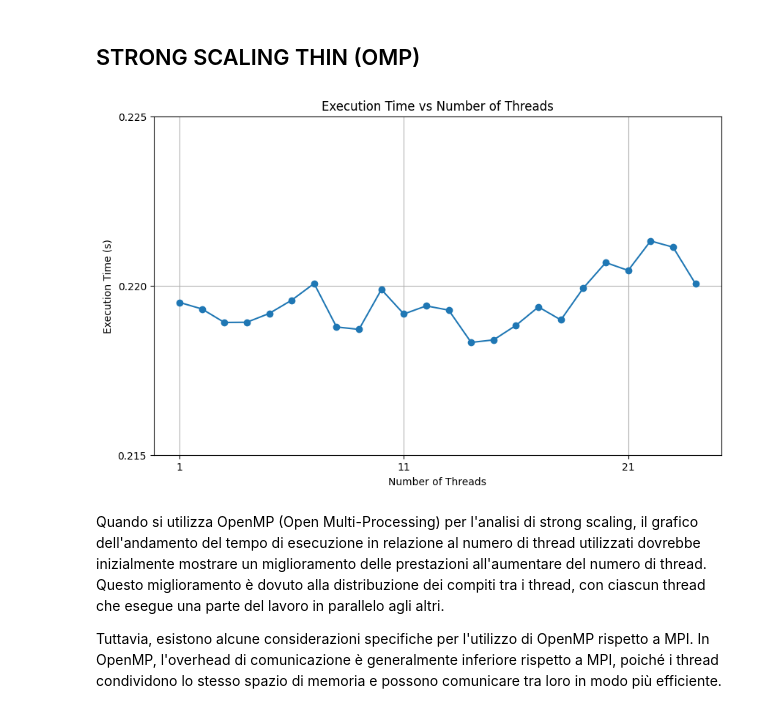
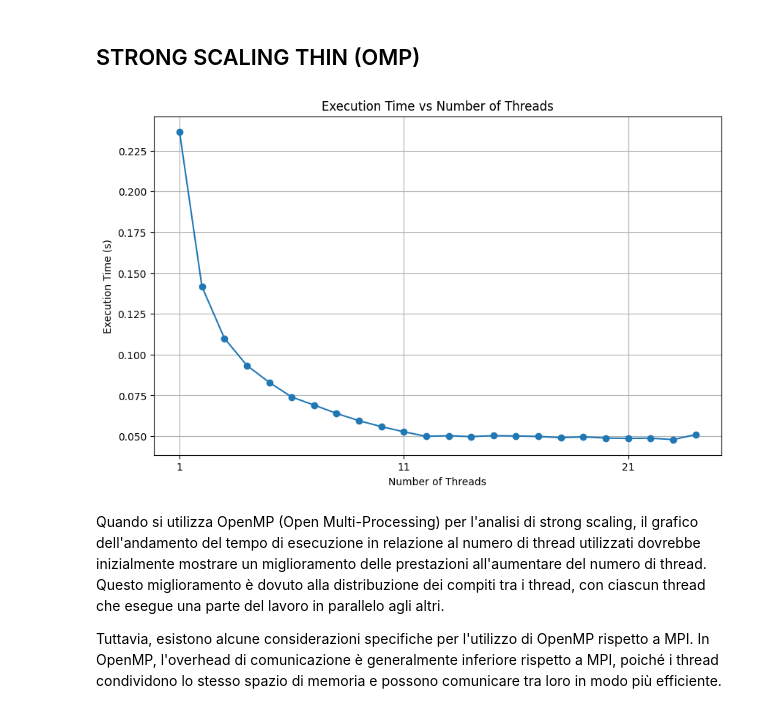
Before and after one commit to EdoardoZappia/HPC_ex, a Jupyter notebook: HPC_ex2/analisys.ipynb, the cells around one changed output. Cells and saved outputs as stored; diff of their text form; code cells hidden in the pictures.

```diff
--- a/HPC_ex2/analisys.ipynb
+++ b/HPC_ex2/analisys.ipynb
@@ -51,30 +51,28 @@ In termini pratici, questo significa che il grafico dell'andamento del tempo di
 ## STRONG SCALING THIN (OMP)
 # %%
 # Leggi il file CSV utilizzando Pandas
-data = pd.read_csv("execution_times_omp.csv")
+data = pd.read_csv("omp_strong_thin.csv")
 
 # Estrai le colonne
 x = data["OMP_NUM_THREADS"]
 y = data["Execution_Time"]
 
 # Plotta i dati
 plt.figure(figsize=(10, 6))
 plt.plot(x, y, marker='o', linestyle='-')
 plt.xlabel('Number of Threads')
 plt.ylabel('Execution Time (s)')
 plt.title('Execution Time vs Number of Threads')
 
-# Imposta l'asse y da 2.4 a 3.1 con passo 0.05
-plt.ylim(0.215, 0.225)
-plt.yticks(np.arange(0.215, 0.225, 0.005))
+
 
 # Imposta l'asse x con incrementi di dieci
 plt.xticks(np.arange(min(x), max(x)+1, 10))
 
 plt.grid(True)
 plt.show()
 # %% [output]
-[figure, old version]
+[figure, new version]
 # %% [markdown]
 Quando si utilizza OpenMP (Open Multi-Processing) per l'analisi di strong scaling, il grafico dell'andamento del tempo di esecuzione in relazione al numero di thread utilizzati dovrebbe inizialmente mostrare un miglioramento delle prestazioni all'aumentare del numero di thread. Questo miglioramento è dovuto alla distribuzione dei compiti tra i thread, con ciascun thread che esegue una parte del lavoro in parallelo agli altri.
 
```
Also changed, not shown: parts of 1 cell of this notebook, 2 other files.
